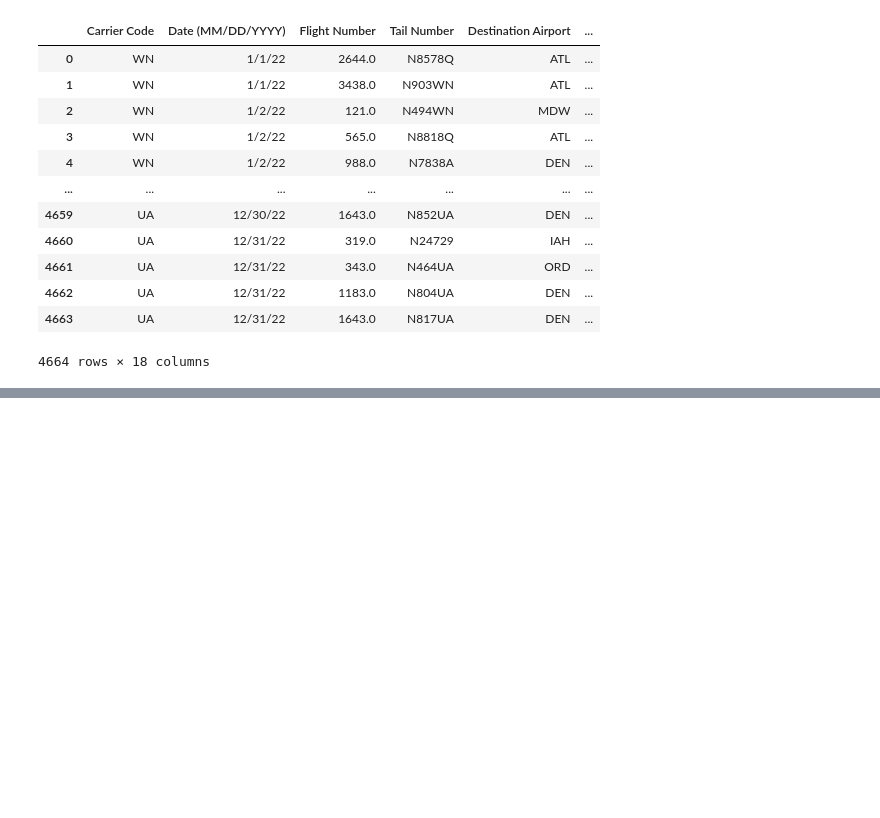
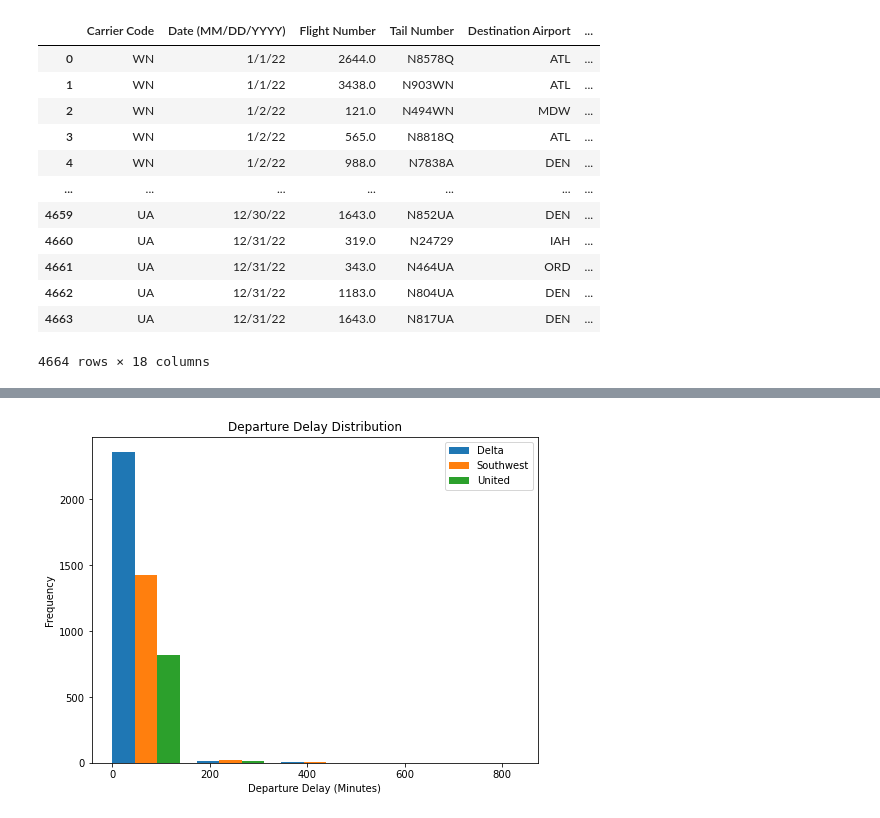
Before and after one commit to rachit0907/FlightPredictions, a Jupyter notebook: current.ipynb, the cells around one changed output, grey strips where cells are left out. Cells and saved outputs as stored; diff of their text form; code cells hidden in the pictures; blank space fills up the shorter version.

```diff
--- a/current.ipynb
+++ b/current.ipynb
@@ -211,0 +218,22 @@ dataframe_new_columns
+# %%
+
+# Set the figure size
+plt.figure(figsize=(8, 6))
+
+# Plotting the histogram
+plt.hist([delta_updated['Departure delay (Minutes)'], southwest['Departure delay (Minutes)'], united['Departure delay (Minutes)']],
+         bins=5,
+         label=['Delta', 'Southwest', 'United'])
+
+# Adding labels and title
+plt.xlabel('Departure Delay (Minutes)')
+plt.ylabel('Frequency')
+plt.title('Departure Delay Distribution')
+
+# Adding legend
+plt.legend()
+
+# Displaying the plot
+plt.show()
+# %% [output]
+[figure, added]
```
Also changed, not shown: parts of 7 cells of this notebook, 2 other files.
